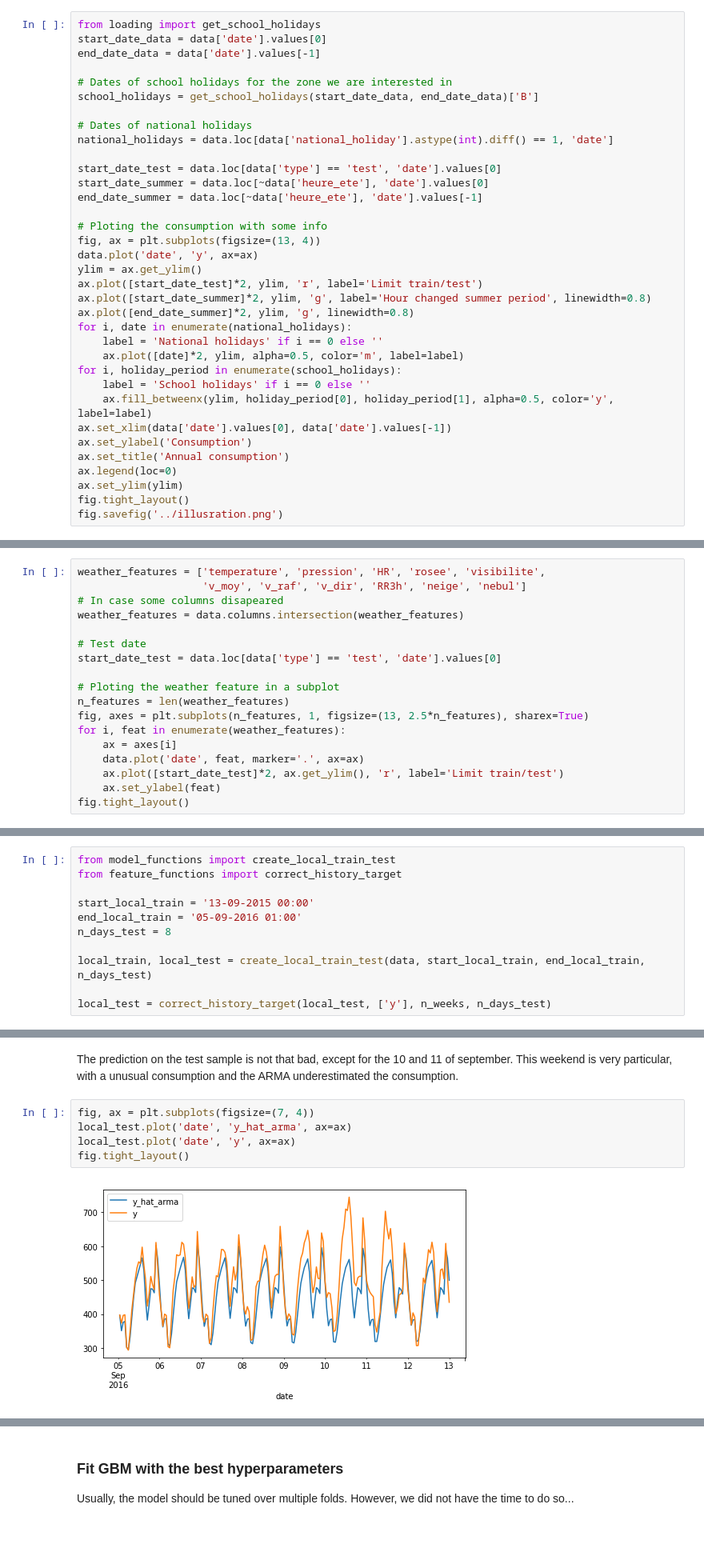
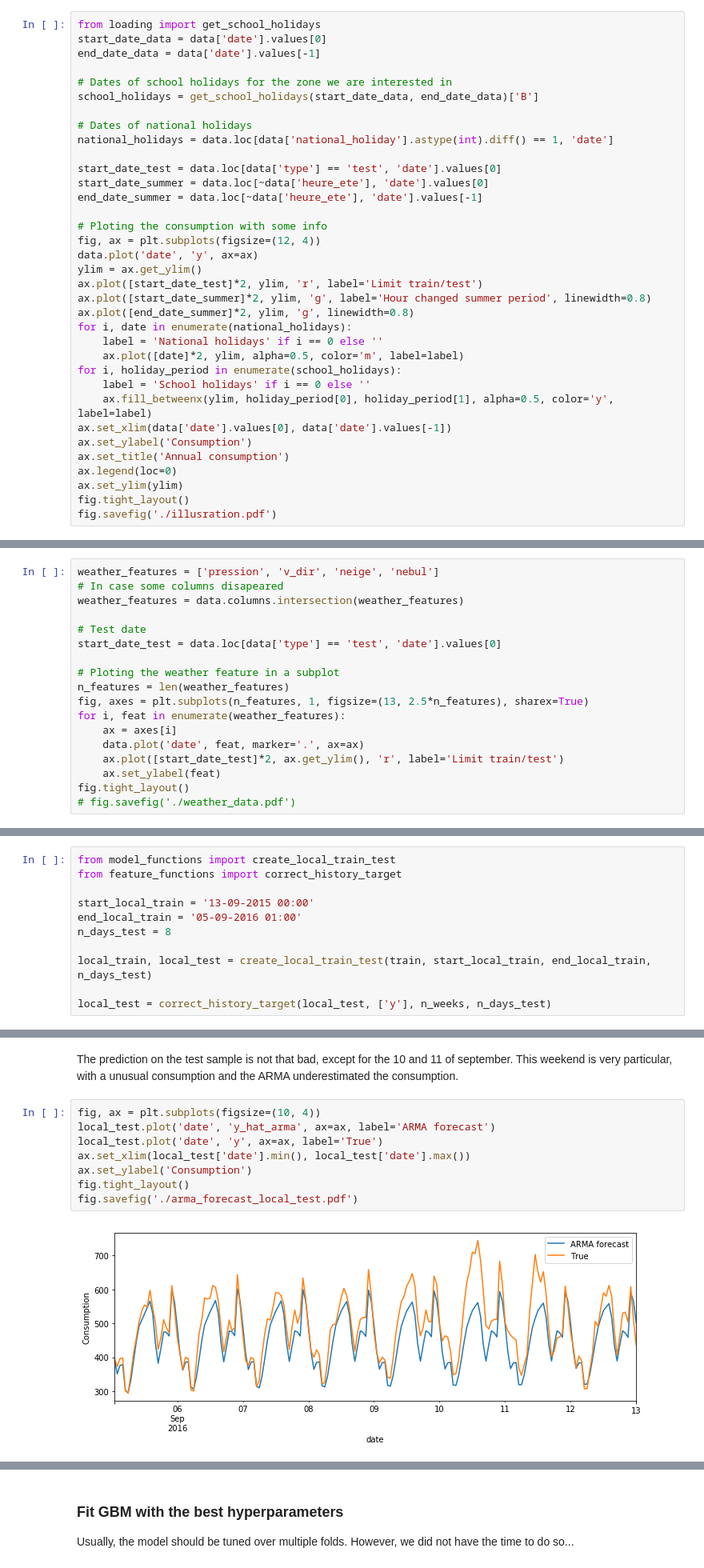
Before and after one commit to NazBen/solution-challenge-jds18, a Jupyter notebook: notebook/solution_LPSM204.ipynb, the cells around one changed output, grey strips where cells are left out. Shown at 80% size. Drawn from its saved outputs; the diff is of its cells as text; blank space fills up the shorter version.

```diff
--- a/notebook/solution_LPSM204.ipynb
+++ b/notebook/solution_LPSM204.ipynb
@@ -95,7 +95,7 @@ start_date_summer = data.loc[~data['heure_ete'], 'date'].values[0]
 end_date_summer = data.loc[~data['heure_ete'], 'date'].values[-1]
 
 # Ploting the consumption with some info
-fig, ax = plt.subplots(figsize=(13, 4))
+fig, ax = plt.subplots(figsize=(12, 4))
 data.plot('date', 'y', ax=ax)
 ylim = ax.get_ylim()
 ax.plot([start_date_test]*2, ylim, 'r', label='Limit train/test')
@@ -113,5 +113,5 @@ ax.set_title('Annual consumption')
 ax.legend(loc=0)
 ax.set_ylim(ylim)
 fig.tight_layout()
-fig.savefig('../illusration.png')
+fig.savefig('./illusration.pdf')
 # %% [output]
@@ -192,8 +195,7 @@ fig.tight_layout()
 
 We now consider the weather data and plot the evolution of all these variables with the time.
 # %%
-weather_features = ['temperature', 'pression', 'HR', 'rosee', 'visibilite',
-                    'v_moy', 'v_raf', 'v_dir', 'RR3h', 'neige', 'nebul']
+weather_features = ['pression', 'v_dir', 'neige', 'nebul']
 # In case some columns disapeared
 weather_features = data.columns.intersection(weather_features)
 
@@ -209,4 +211,5 @@ for i, feat in enumerate(weather_features):
     ax.plot([start_date_test]*2, ax.get_ylim(), 'r', label='Limit train/test')
     ax.set_ylabel(feat)
 fig.tight_layout()
+# fig.savefig('./weather_data.pdf')
 # %% [output]
@@ -346,7 +349,7 @@ start_local_train = '13-09-2015 00:00'
 end_local_train = '05-09-2016 01:00'
 n_days_test = 8
 
-local_train, local_test = create_local_train_test(data, start_local_train, end_local_train, n_days_test)
+local_train, local_test = create_local_train_test(train, start_local_train, end_local_train, n_days_test)
 
 local_test = correct_history_target(local_test, ['y'], n_weeks, n_days_test)
 # %% [markdown]
@@ -406,9 +411,12 @@ NRMSE: 11.44%
 # %% [markdown]
 The prediction on the test sample is not that bad, except for the 10 and 11 of september. This weekend is very particular, with a unusual consumption and the ARMA underestimated the consumption.
 # %%
-fig, ax = plt.subplots(figsize=(7, 4))
-local_test.plot('date', 'y_hat_arma', ax=ax)
-local_test.plot('date', 'y', ax=ax)
+fig, ax = plt.subplots(figsize=(10, 4))
+local_test.plot('date', 'y_hat_arma', ax=ax, label='ARMA forecast')
+local_test.plot('date', 'y', ax=ax, label='True')
+ax.set_xlim(local_test['date'].min(), local_test['date'].max())
+ax.set_ylabel('Consumption')
 fig.tight_layout()
+fig.savefig('./arma_forecast_local_test.pdf')
 # %% [output]
-[figure, old version]
+[figure, new version]
```
Also changed, not shown: parts of 16 cells of this notebook, 16 other files.
